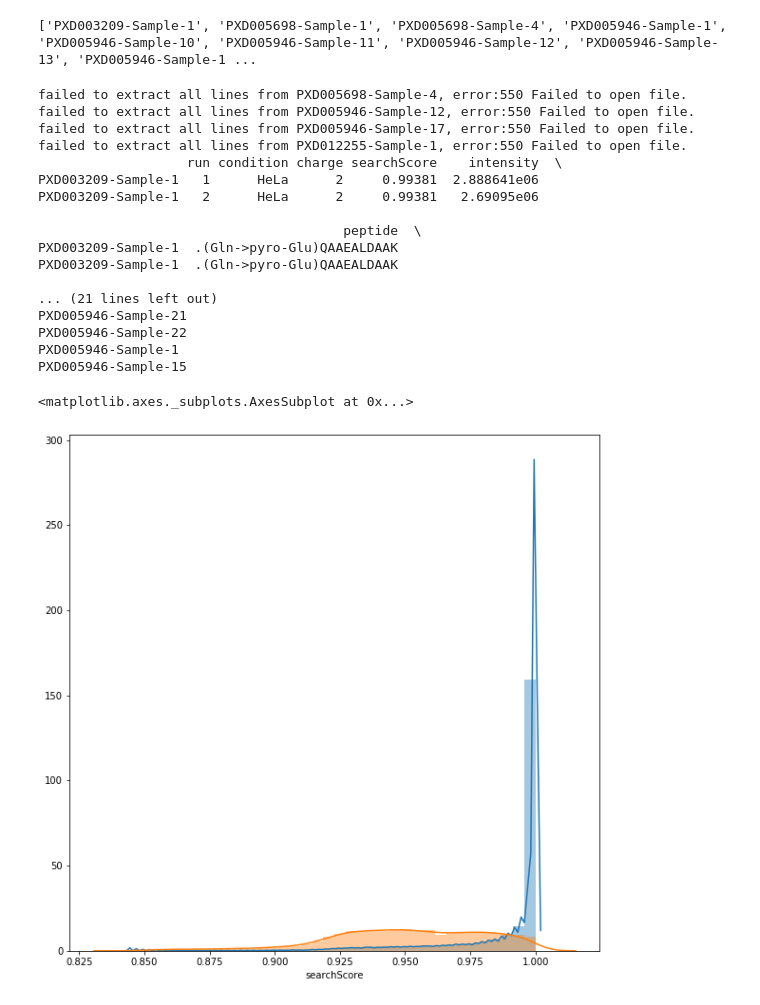
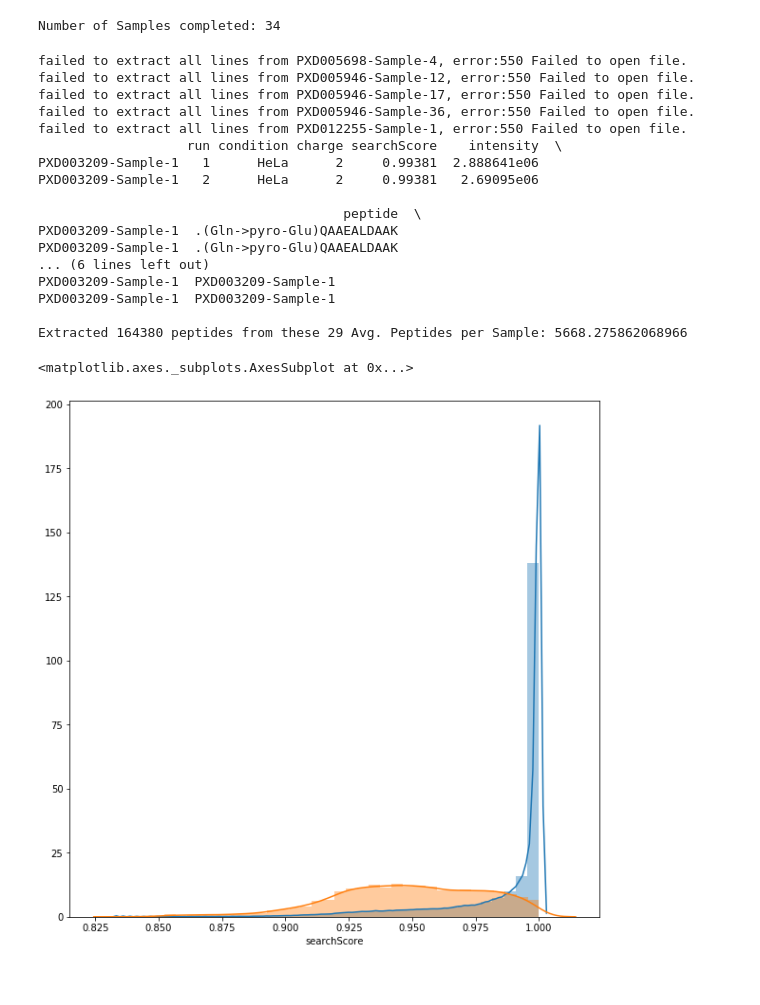
Before and after one commit to ypriverol/pgdb-manuscript, a Jupyter notebook: Peptide_analysis.ipynb, the cells around one changed output. Drawn from its saved outputs; the diff is of its cells as text; code cells hidden in the pictures.

```diff
--- a/Peptide_analysis.ipynb
+++ b/Peptide_analysis.ipynb
@@ -21,9 +21,9 @@ try:
 except ftplib.all_errors:
     print('Failed to connect to the ftp site')
 
-print(samples_list)
+print("Number of Samples completed: " + str(len(samples_list)))
 # %% [output]
-['PXD003209-Sample-1', 'PXD005698-Sample-1', 'PXD005698-Sample-4', 'PXD005946-Sample-1', 'PXD005946-Sample-10', 'PXD005946-Sample-11', 'PXD005946-Sample-12', 'PXD005946-Sample-13', 'PXD005946-Sample-1 ...
+Number of Samples completed: 34
 # %%
 #increase max limit to get larger files
 ftplib.FTP.maxline = 100000
@@ -45,12 +45,14 @@ for sample in samples_list:
     peps_df = pd.concat([peps_df, df])
 
 print(peps_df.head(2))
+avg = len(peps_df)/len(set(peps_df.index))
 
-print('\nExtracted {} peptides from these {} samples:{}\n'.format(len(peps_df), len(set(peps_df.index)), '\n'.join(set(peps_df.index))))
+print('\nExtracted {} peptides from these {} Avg. Peptides per Sample: {}\n'.format(len(peps_df), len(set(peps_df.index)), avg))
 # %% [output]
 failed to extract all lines from PXD005698-Sample-4, error:550 Failed to open file.
 failed to extract all lines from PXD005946-Sample-12, error:550 Failed to open file.
 failed to extract all lines from PXD005946-Sample-17, error:550 Failed to open file.
+failed to extract all lines from PXD005946-Sample-36, error:550 Failed to open file.
 failed to extract all lines from PXD012255-Sample-1, error:550 Failed to open file.
                    run condition charge searchScore    intensity  \
 PXD003209-Sample-1   1      HeLa      2     0.99381  2.888641e06
@@ -59,12 +61,11 @@ PXD003209-Sample-1   2      HeLa      2     0.99381   2.69095e06
                                        peptide  \
 PXD003209-Sample-1  .(Gln->pyro-Glu)QAAEALDAAK
 PXD003209-Sample-1  .(Gln->pyro-Glu)QAAEALDAAK
+... (6 lines left out)
+PXD003209-Sample-1  PXD003209-Sample-1
+PXD003209-Sample-1  PXD003209-Sample-1
 
-... (21 lines left out)
-PXD005946-Sample-21
-PXD005946-Sample-22
-PXD005946-Sample-1
-PXD005946-Sample-15
+Extracted 164380 peptides from these 29 Avg. Peptides per Sample: 5668.275862068966
 # %%
 #close ftp connection
 ftp.close()
@@ -73,15 +74,15 @@ peps_df.to_csv(output_file, sep='\t', index=False)
 # %%
 # This plot is for the ditribution of scores of DECOY vs TARGET
 
-target = peps_df.loc[peps_df.proteins.str.contains("DECOY") == False]
-decoy = peps_df.loc[peps_df.proteins.str.contains("DECOY") == True]
+targets = peps_df.loc[peps_df.proteins.str.contains("DECOY") == False]
+decoys = peps_df.loc[peps_df.proteins.str.contains("DECOY") == True]
 
 plt.figure(figsize=(10, 10))
-sns.distplot(target['searchScore'], hist=True, kde=True,
+sns.distplot(targets['searchScore'], hist=True, kde=True,
              bins=int(180/5))
-sns.distplot(decoy['searchScore'], hist=True, kde=True,
+sns.distplot(decoys['searchScore'], hist=True, kde=True,
              bins=int(180/5))
 # %% [output]
 <matplotlib.axes._subplots.AxesSubplot at 0x...>
-[figure, old version]
+[figure, new version]
 # %%
```
Also changed, not shown: parts of 1 cell of this notebook, 1 other file.
